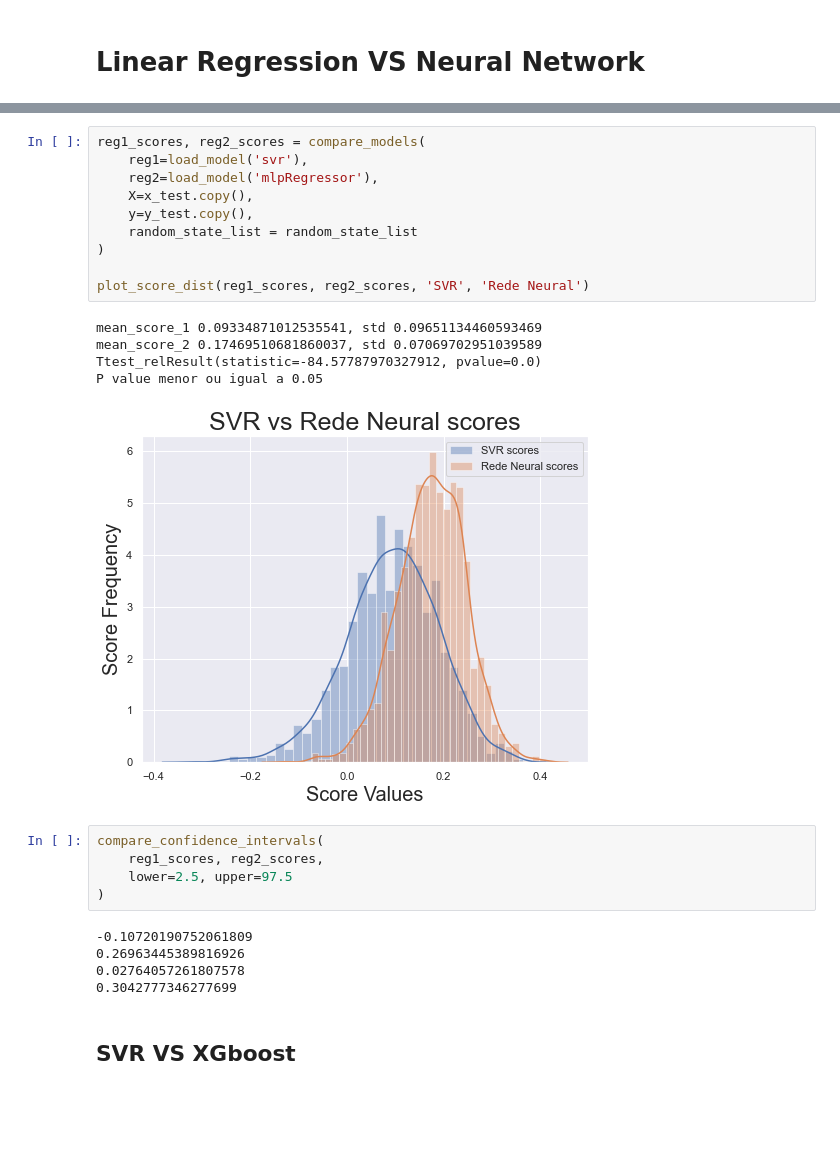
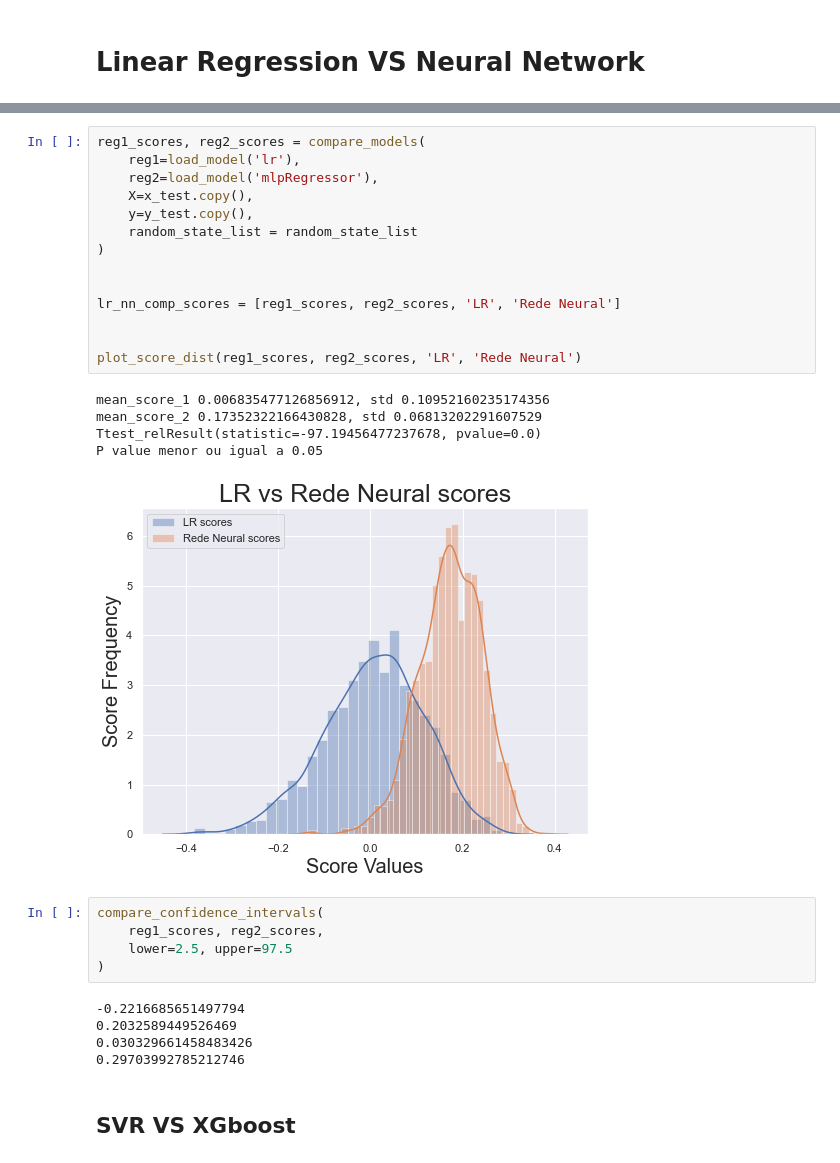
Before and after one commit to RenanDidier/protein-solubility-prediction, a Jupyter notebook: src/sol-compare-ml-models.ipynb, the cells around one changed output, grey strips where cells are left out. Drawn from its saved outputs; the diff is of its cells as text; blank space fills up the shorter version.

```diff
--- a/src/sol-compare-ml-models.ipynb
+++ b/src/sol-compare-ml-models.ipynb
@@ -160,29 +166,33 @@ t_value for the current test is -0.342200
 # %%
 reg1_scores, reg2_scores = compare_models(
-    reg1=load_model('svr'),
+    reg1=load_model('lr'),
     reg2=load_model('mlpRegressor'),
     X=x_test.copy(),
     y=y_test.copy(),
     random_state_list = random_state_list
 )
 
-plot_score_dist(reg1_scores, reg2_scores, 'SVR', 'Rede Neural')
+
+lr_nn_comp_scores = [reg1_scores, reg2_scores, 'LR', 'Rede Neural']
+
+
+plot_score_dist(reg1_scores, reg2_scores, 'LR', 'Rede Neural')
 # %% [output]
-mean_score_1 0.09334871012535541, std 0.09651134460593469
-mean_score_2 0.17469510681860037, std 0.07069702951039589
-Ttest_relResult(statistic=-84.57787970327912, pvalue=0.0)
+mean_score_1 0.006835477126856912, std 0.10952160235174356
+mean_score_2 0.17352322166430828, std 0.06813202291607529
+Ttest_relResult(statistic=-97.19456477237678, pvalue=0.0)
 P value menor ou igual a 0.05
-[figure, old version]
+[figure, new version]
 # %%
 compare_confidence_intervals(
     reg1_scores, reg2_scores,
     lower=2.5, upper=97.5
 )
 # %% [output]
--0.10720190752061809
-0.26963445389816926
-0.02764057261807578
-0.3042777346277699
+-0.2216685651497794
+0.2032589449526469
+0.030329661458483426
+0.29703992785212746
 # %% [markdown]
 ## SVR VS XGboost
 # %%
```
Also changed, not shown: parts of 18 cells of this notebook, 2 other files.
